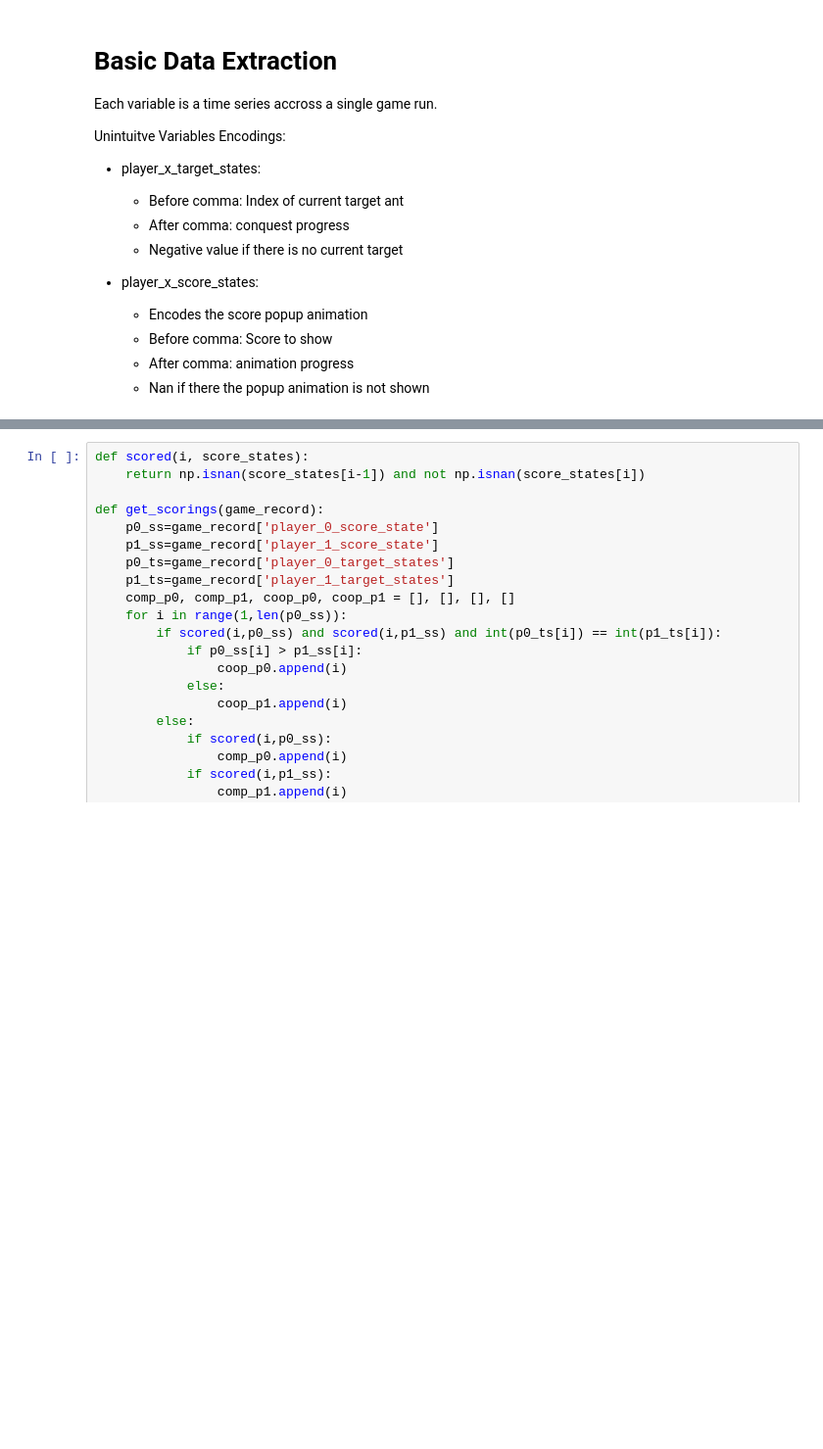
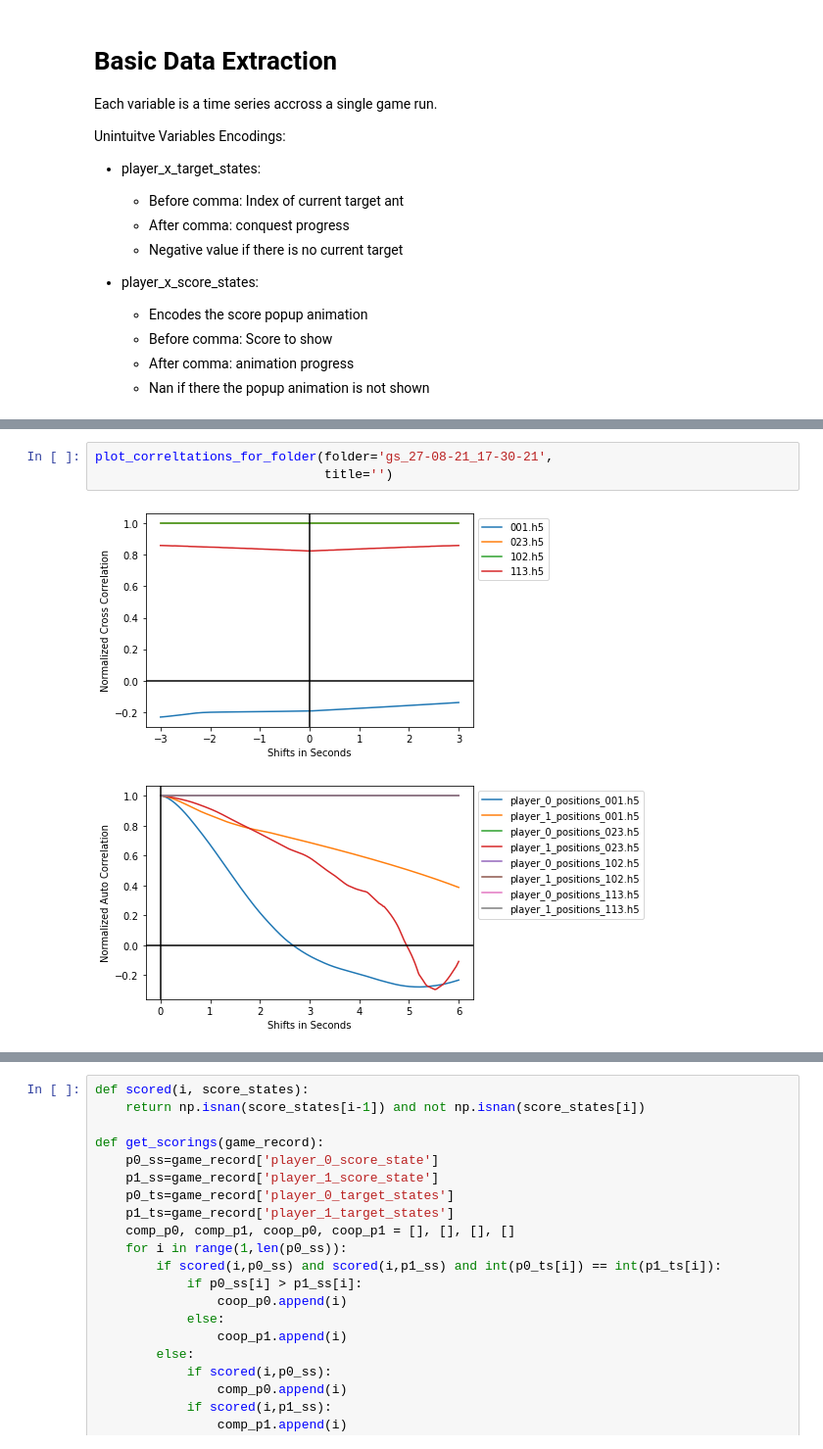
Before and after one commit to Priesemann-Group/dyadic_task, a Jupyter notebook: game_course_analyser.ipynb, the cells around one changed output, grey strips where cells are left out. Shown: that part at 98% size. Cells and saved outputs as stored; diff of their text form; blank space fills up the shorter version.

```diff
--- a/game_course_analyser.ipynb
+++ b/game_course_analyser.ipynb
@@ -165,3 +222,9 @@ def best_ncc_shift(a, b, search_dist):
+# %%
+plot_correltations_for_folder(folder='gs_27-08-21_17-30-21',
+                              title='')
+# %% [output]
+[figure, added]
+[figure, added]
 # %%
 def frames_to_seconds(frames):
     return [f/conf.pos_updates_ps for f in frames]
```
Also changed, not shown: parts of 15 cells of this notebook, 25 other files.
